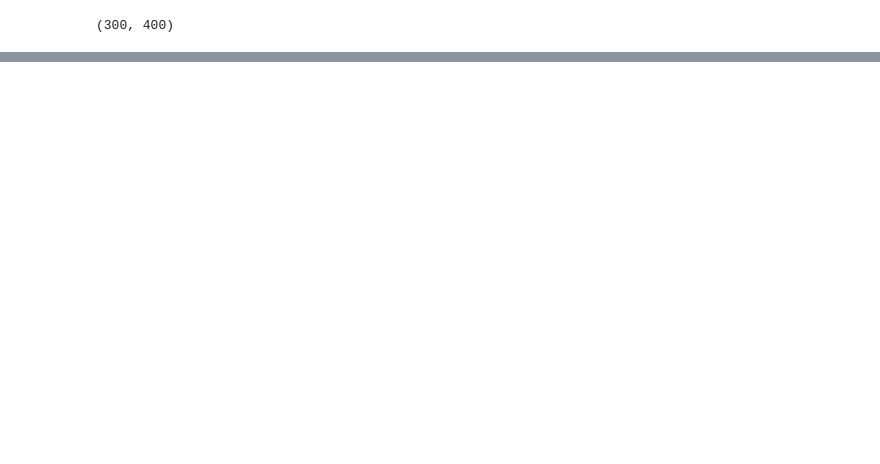
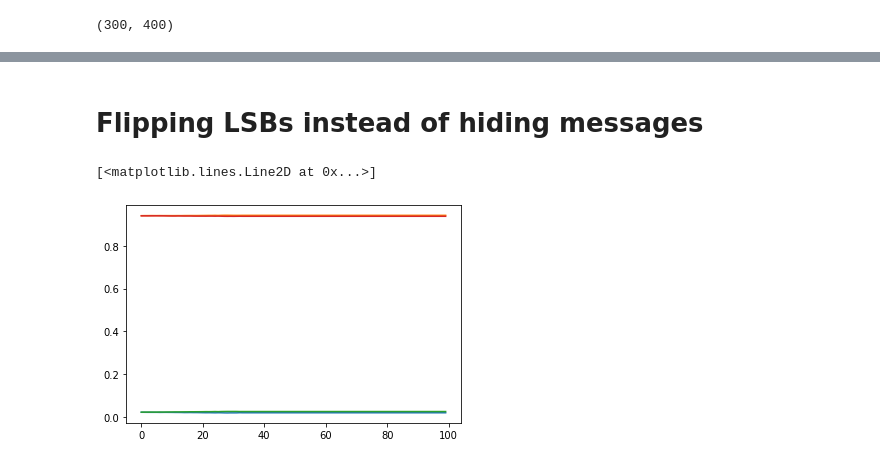
Before and after one commit to ShivaniH/RS_Steganalysis, a Jupyter notebook: src/Project-Part1.ipynb, the cells around one changed output, grey strips where cells are left out. Drawn from its saved outputs; the diff is of its cells as text; code cells hidden in the pictures; blank space fills up the shorter version.

```diff
--- a/src/Project-Part1.ipynb
+++ b/src/Project-Part1.ipynb
@@ -118,0 +131,10 @@ plt.plot(range(len(s_neg_m)), s_neg_m)
+# %%
+r_m, s_m, r_neg_m, s_neg_m = [], [], [], []
+# %%
+fileNames = [hiddenKyoto1, hiddenKyoto2, hiddenKyoto3, hiddenKyoto4, hiddenKyoto5]
+
+for i in range(5):
+    temp1, temp2 = util.calculate_count_groups(fileNames[i], np_mask)
+    r_m.append(temp1); s_m.append(temp2)
+    temp1, temp2 = util.calculate_count_groups(fileNames[i], -np_mask)
+    r_neg_m.append(temp1); s_neg_m.append(temp2)
@@ -118,0 +146,19 @@ plt.plot(range(len(s_neg_m)), s_neg_m)
+# %% [markdown]
+# Flipping LSBs instead of hiding messages
+# %%
+r_m, s_m, r_neg_m, s_neg_m = [], [], [], []
+# %%
+for i in range(100):
+    flippedLSBs = util.simpleLSBFlipper(img_kyoto, 3600*(i+1))
+    temp1, temp2 = util.calculate_count_groups(flippedLSBs, np_mask)
+    r_m.append(temp1); s_m.append(temp2)
+    temp1, temp2 = util.calculate_count_groups(flippedLSBs, -np_mask)
+    r_neg_m.append(temp1); s_neg_m.append(temp2)
+# %%
+plt.plot(range(len(r_m)), r_m)
+plt.plot(range(len(s_m)), s_m)
+plt.plot(range(len(r_neg_m)), r_neg_m)
+plt.plot(range(len(s_neg_m)), s_neg_m)
+# %% [output]
+[<matplotlib.lines.Line2D at 0x...>]
+[figure, added]
```
Also changed, not shown: parts of 29 cells of this notebook, 7 other files.
